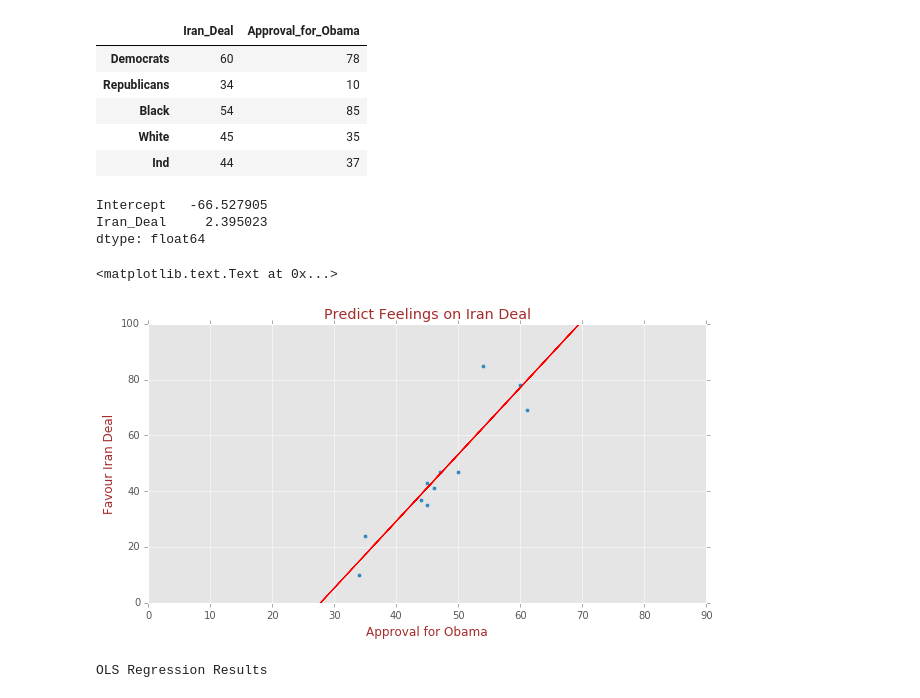
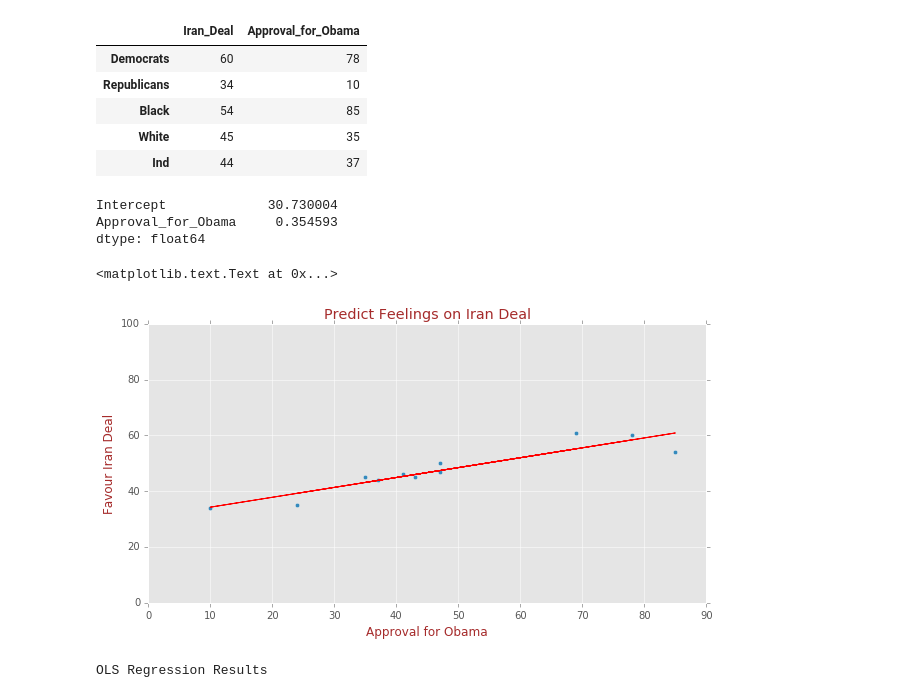
Before and after one commit to ledeprogram/algorithms, a Jupyter notebook: class5/homework/pc_radhika_5_4.ipynb, the cells around one changed output. Cells and saved outputs as stored; diff of their text form; code cells hidden in the pictures.

```diff
--- a/class5/homework/pc_radhika_5_4.ipynb
+++ b/class5/homework/pc_radhika_5_4.ipynb
@@ -32,25 +32,25 @@ df.head()
 | White | 45 | 35 |
 | Ind | 44 | 37 |
 # %%
-lm = smf.ols(formula="Approval_for_Obama~Iran_Deal",data=df).fit() #notice the formula regresses Y on X (Y~X)
+lm = smf.ols(formula="Iran_Deal~Approval_for_Obama",data=df).fit() #notice the formula regresses Y on X (Y~X)
 lm.params
 # %% [output]
-Intercept   -66.527905
-Iran_Deal     2.395023
+Intercept             30.730004
+Approval_for_Obama     0.354593
 dtype: float64
 # %%
 intercept, slope = lm.params
 # %%
 fig, ax = plt.subplots(figsize=(10,5))
-df.plot(kind="scatter",y="Approval_for_Obama",x="Iran_Deal", ax=ax)
+df.plot(kind="scatter",x="Approval_for_Obama",y="Iran_Deal", ax=ax)
 plt.plot(df["Approval_for_Obama"],slope*df["Approval_for_Obama"]+intercept,"-",color="red")
 ax.set_ylim([0, 100])
 ax.set_title("Predict Feelings on Iran Deal", color='brown')
 ax.set_xlabel('Approval for Obama', color='brown')
 ax.set_ylabel('Favour Iran Deal', color='brown')
 # %% [output]
 <matplotlib.text.Text at 0x...>
-[figure, old version]
+[figure, new version]
 # %%
 lm.summary()
 # %% [output]
```
Also changed, not shown: parts of 3 cells of this notebook.
